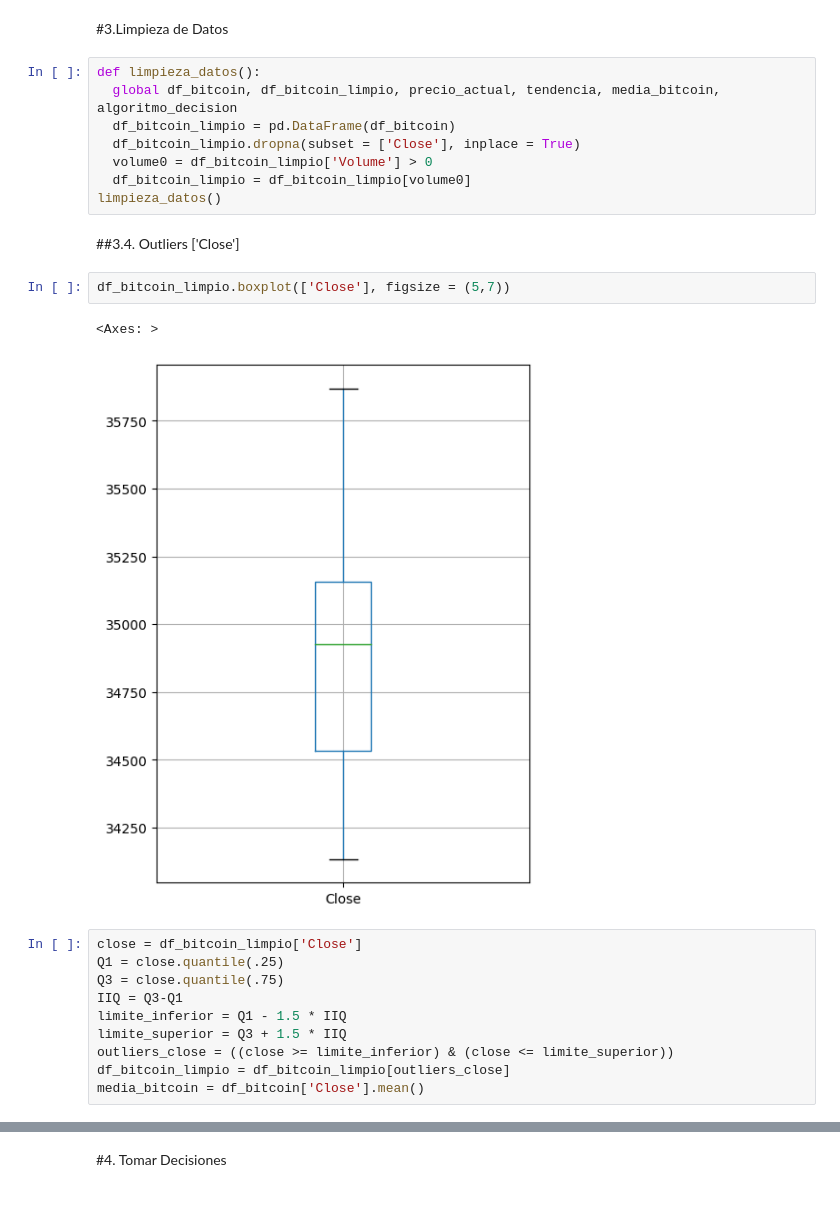
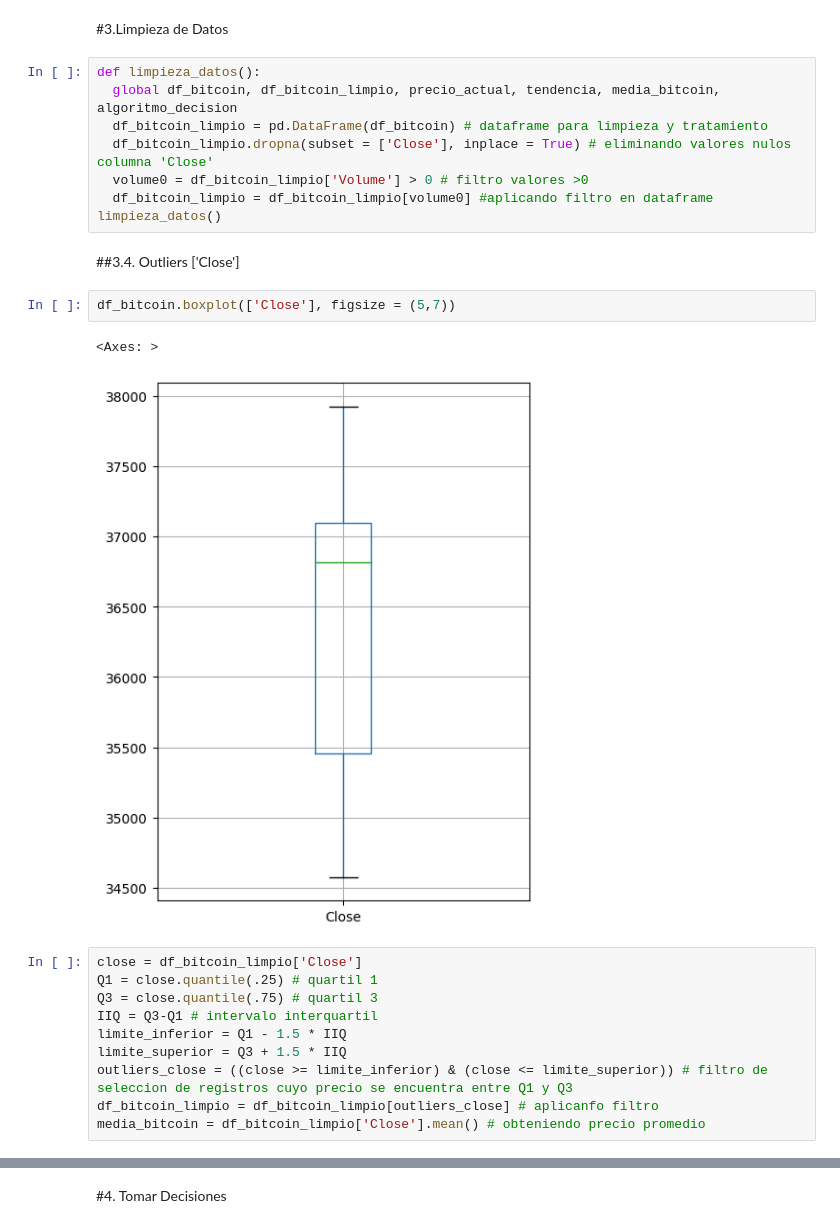
Before and after one commit to geeorgebixleer/robot-trading-BTC-USD, a Jupyter notebook: robot_trading_BTC_USD.ipynb, the cells around one changed output, grey strips where cells are left out. Drawn from its saved outputs; the diff is of its cells as text.

```diff
--- a/robot_trading_BTC_USD.ipynb
+++ b/robot_trading_BTC_USD.ipynb
@@ -99,28 +104,28 @@ extraer_tendencias()
 # %%
 def limpieza_datos():
   global df_bitcoin, df_bitcoin_limpio, precio_actual, tendencia, media_bitcoin,  algoritmo_decision
-  df_bitcoin_limpio = pd.DataFrame(df_bitcoin)
-  df_bitcoin_limpio.dropna(subset = ['Close'], inplace = True)
-  volume0 = df_bitcoin_limpio['Volume'] > 0
-  df_bitcoin_limpio = df_bitcoin_limpio[volume0]
+  df_bitcoin_limpio = pd.DataFrame(df_bitcoin) # dataframe para limpieza y tratamiento
+  df_bitcoin_limpio.dropna(subset = ['Close'], inplace = True) # eliminando valores nulos columna 'Close'
+  volume0 = df_bitcoin_limpio['Volume'] > 0 # filtro valores >0
+  df_bitcoin_limpio = df_bitcoin_limpio[volume0] #aplicando filtro en dataframe
 limpieza_datos()
 # %% [markdown]
 ##3.4. Outliers ['Close']
 # %%
-df_bitcoin_limpio.boxplot(['Close'], figsize = (5,7))
+df_bitcoin.boxplot(['Close'], figsize = (5,7))
 # %% [output]
 <Axes: >
-[figure, old version]
+[figure, new version]
 # %%
 close = df_bitcoin_limpio['Close']
-Q1 = close.quantile(.25)
-Q3 = close.quantile(.75)
-IIQ = Q3-Q1
+Q1 = close.quantile(.25) # quartil 1
+Q3 = close.quantile(.75) # quartil 3
+IIQ = Q3-Q1 # intervalo interquartil
 limite_inferior = Q1 - 1.5 * IIQ
 limite_superior = Q3 + 1.5 * IIQ
-outliers_close = ((close >= limite_inferior) & (close <= limite_superior))
-df_bitcoin_limpio = df_bitcoin_limpio[outliers_close]
-media_bitcoin = df_bitcoin['Close'].mean()
+outliers_close = ((close >= limite_inferior) & (close <= limite_superior)) # filtro de seleccion de registros cuyo precio se encuentra entre Q1 y Q3
+df_bitcoin_limpio = df_bitcoin_limpio[outliers_close] # aplicanfo filtro
+media_bitcoin = df_bitcoin_limpio['Close'].mean() # obteniendo precio promedio
 # %%
 df_bitcoin_limpio.boxplot(['Close'], figsize = (5,7))
 # %% [output]
```
Also changed, not shown: parts of 9 cells of this notebook.
